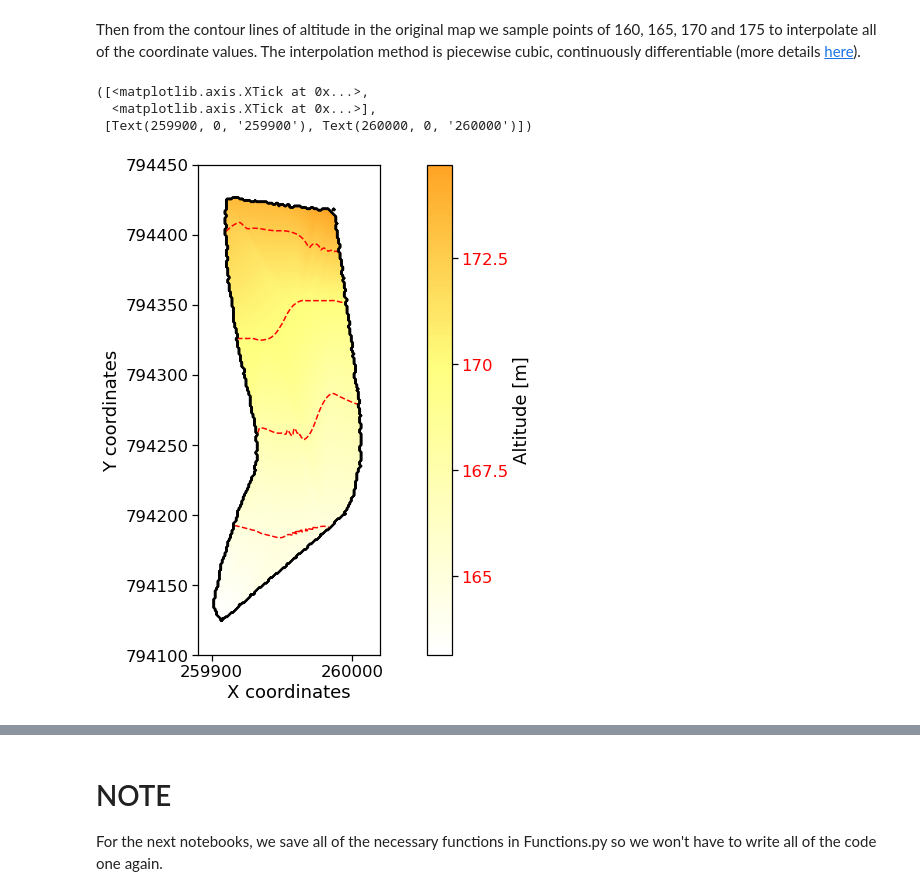
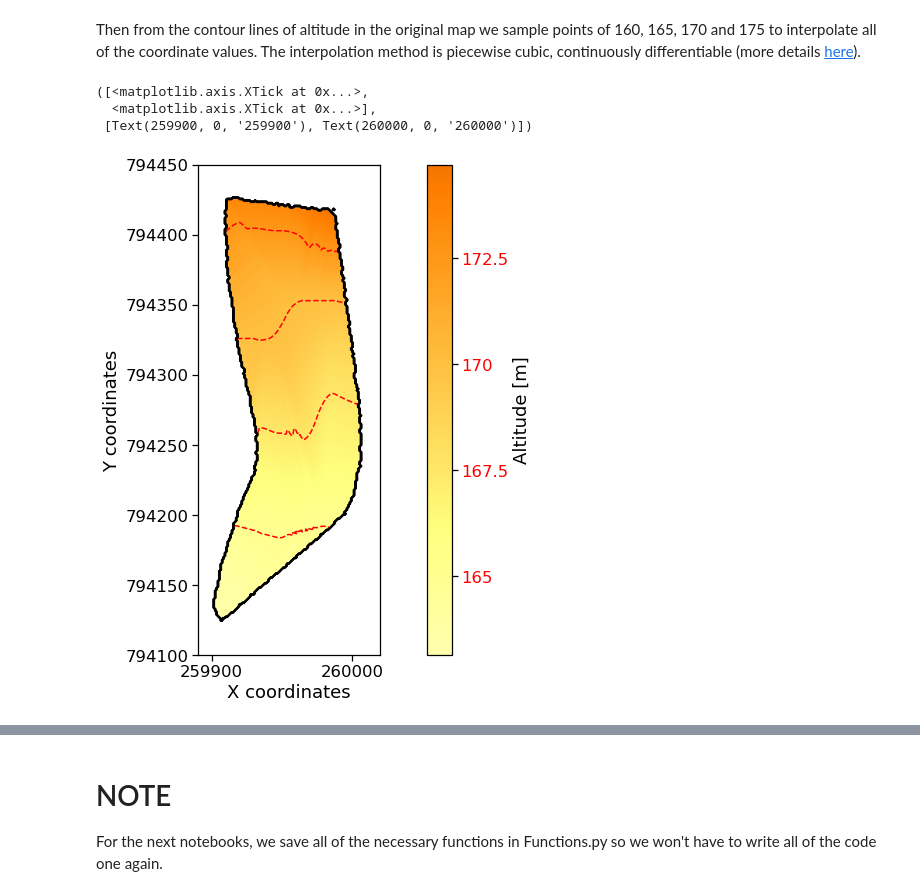
Before and after one commit to YuvalBayer/IrrigationProject, a Jupyter notebook: NB1_Initial_Planing.ipynb, the cells around one changed output, grey strips where cells are left out. Cells and saved outputs as stored; diff of their text form; code cells hidden in the pictures.

```diff
--- a/NB1_Initial_Planing.ipynb
+++ b/NB1_Initial_Planing.ipynb
@@ -480,32 +482,32 @@ for contour_value in [160,165,170,175]:
 valued_z = np.array(valued_z)
 valued_xy = np.array(valued_xy)
 
 # Plotting + Interpolation
 fig, axis = plt.subplots(figsize=(15,8))
 xy = np.c_[x.flatten(),y.flatten()]
 altitude = griddata(valued_xy, valued_z, xy, 'cubic').reshape(z.shape) # Interpolation
 altitude[out_of_bound_i[:,0],out_of_bound_i[:,1]] = np.nan
-cs_contourf = plt.contourf(x,y,altitude,1000, cmap='afmhot_r',vmax=190)
+cs_contourf = plt.contourf(x,y,altitude,1000, cmap='afmhot_r',vmin=158,vmax=190)
 clabel = plt.contour(x,y,altitude,[165,167.5,170,172.5],
                      colors='red',
                      linestyles='dashed')
 plt.ticklabel_format(useOffset=False)
 
 cbar = fig.colorbar(cs_contourf, ticks=[165, 167.5, 170, 172.5])
 cbar.ax.set_yticklabels([165, 167.5, 170, 172.5], color='red')
 cbar.set_label('Altitude [m]')
 
 plt.contour(x, y, z,colors='black', linewidths =1.5)
 plt.xlabel('X coordinates')
 plt.ylabel('Y coordinates')
 plt.tight_layout()
 axis.set_aspect('equal', 'box')
 plt.ylim(794100, 794450)
 plt.xlim(259890, 260020)
 plt.xticks(ticks=[259900,260000], labels=[259900,260000])
 #plt.savefig('map.png')
 # %% [output]
 ([<matplotlib.axis.XTick at 0x...>,
   <matplotlib.axis.XTick at 0x...>],
  [Text(259900, 0, '259900'), Text(260000, 0, '260000')])
-[figure, old version]
+[figure, new version]
```
Also changed, not shown: parts of 10 cells of this notebook, 3 other files.
